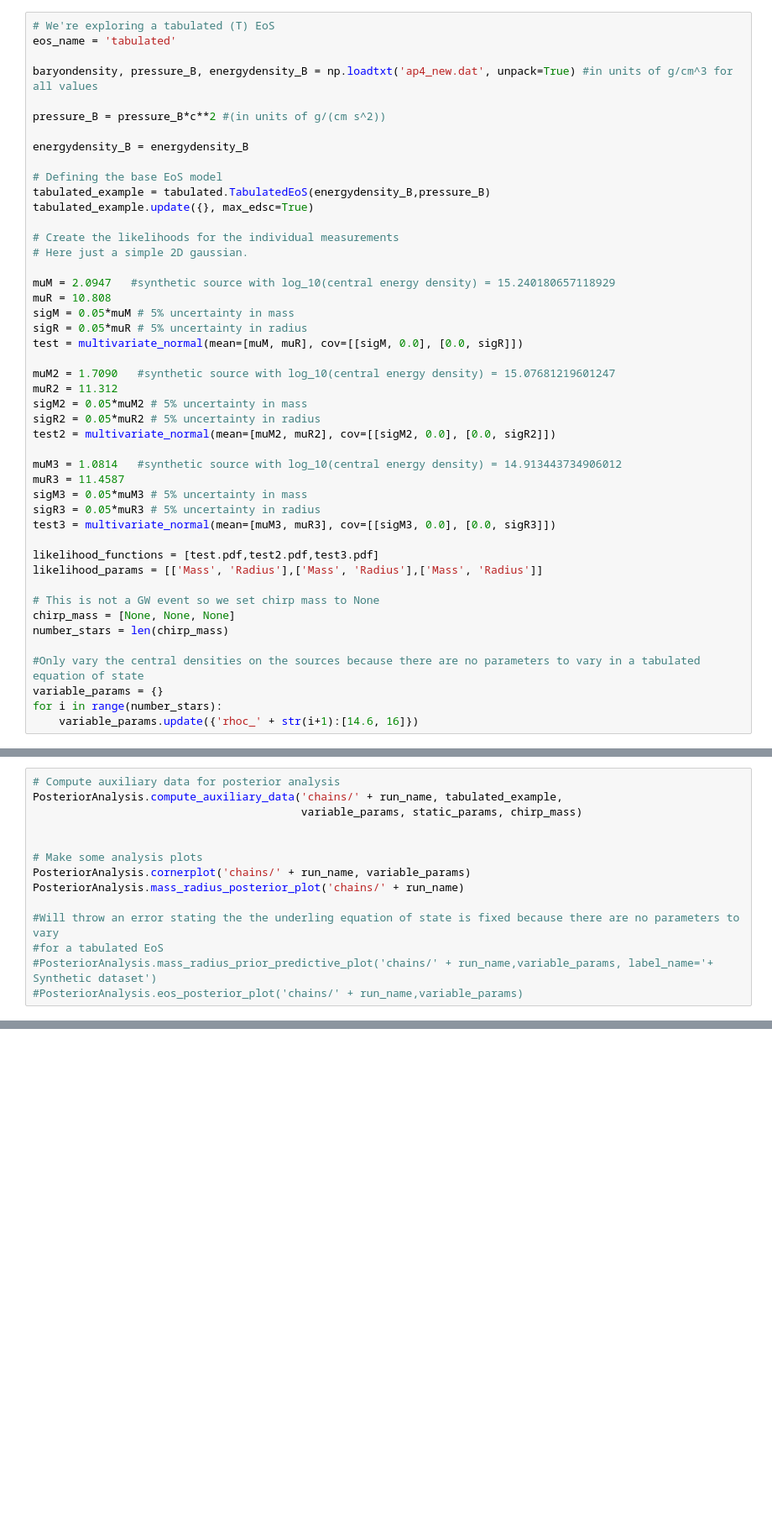
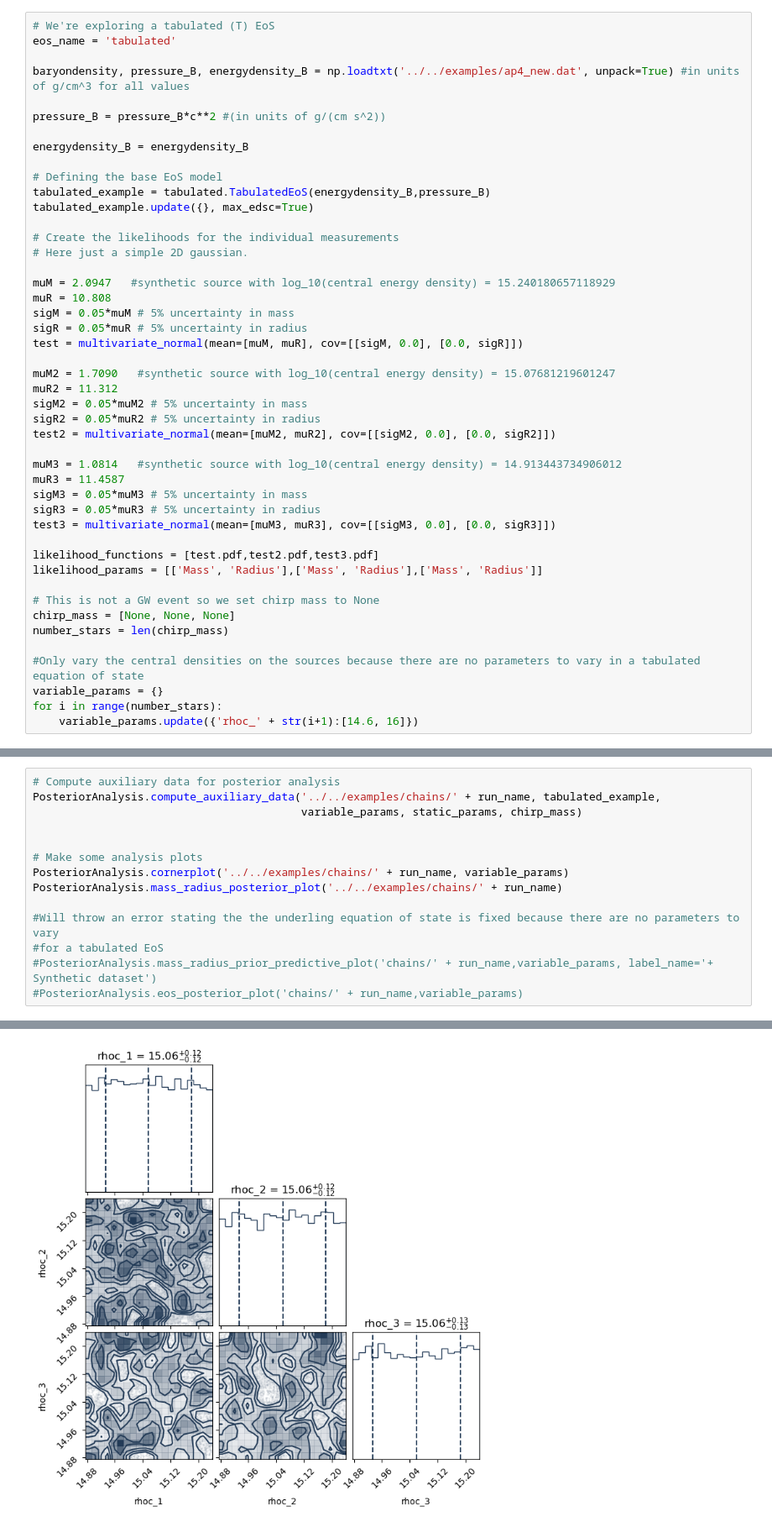
Before and after one commit to xpsi-group/neost, a Jupyter notebook: docs/source/Tabulated_prior_example.ipynb, the cells around one changed output, grey strips where cells are left out. Shown at 84% size. Cells and saved outputs as stored; diff of their text form; blank space fills up the shorter version.

```diff
--- a/docs/source/Tabulated_prior_example.ipynb
+++ b/docs/source/Tabulated_prior_example.ipynb
@@ -35,7 +35,7 @@ ModuleNotFoundError: No module named 'neost'
 # We're exploring a tabulated (T) EoS
 eos_name = 'tabulated'
 
-baryondensity, pressure_B, energydensity_B = np.loadtxt('ap4_new.dat', unpack=True) #in units of g/cm^3 for all values
+baryondensity, pressure_B, energydensity_B = np.loadtxt('../../examples/ap4_new.dat', unpack=True) #in units of g/cm^3 for all values
 
 pressure_B = pressure_B*c**2 #(in units of g/(cm s^2))
 
@@ -109,14 +116,15 @@ print(end - start)
 # %%
 # Compute auxiliary data for posterior analysis
-PosteriorAnalysis.compute_auxiliary_data('chains/' + run_name, tabulated_example,
+PosteriorAnalysis.compute_auxiliary_data('../../examples/chains/' + run_name, tabulated_example,
                                          variable_params, static_params, chirp_mass)
 
 
 # Make some analysis plots
-PosteriorAnalysis.cornerplot('chains/' + run_name, variable_params)
-PosteriorAnalysis.mass_radius_posterior_plot('chains/' + run_name)
+PosteriorAnalysis.cornerplot('../../examples/chains/' + run_name, variable_params)
+PosteriorAnalysis.mass_radius_posterior_plot('../../examples/chains/' + run_name)
 
 #Will throw an error stating the the underling equation of state is fixed because there are no parameters to vary
 #for a tabulated EoS
 #PosteriorAnalysis.mass_radius_prior_predictive_plot('chains/' + run_name,variable_params, label_name='+ Synthetic dataset')
 #PosteriorAnalysis.eos_posterior_plot('chains/' + run_name,variable_params)
+# %% [output]
@@ -122,0 +132 @@ PosteriorAnalysis.mass_radius_posterior_plot('chains/' + run_name)
+[figure, added]
```
Also changed, not shown: parts of 4 cells of this notebook.
